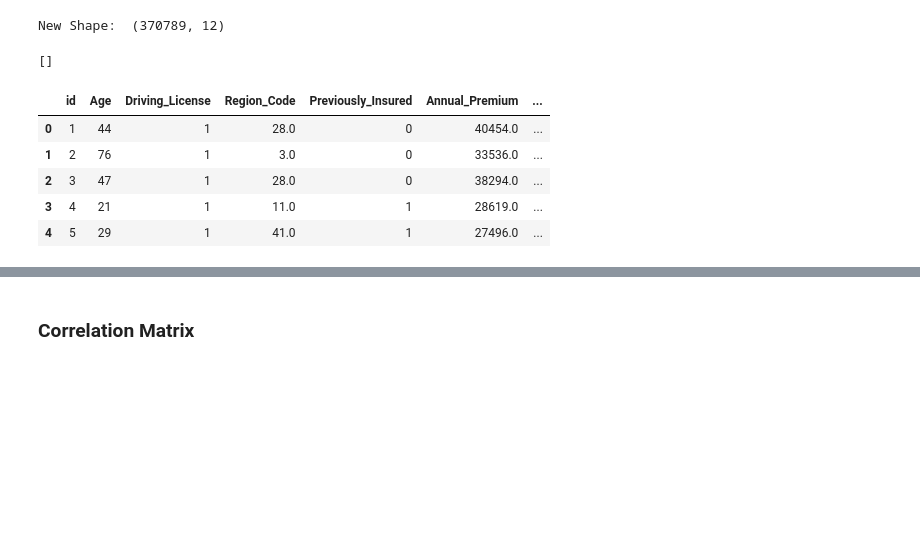
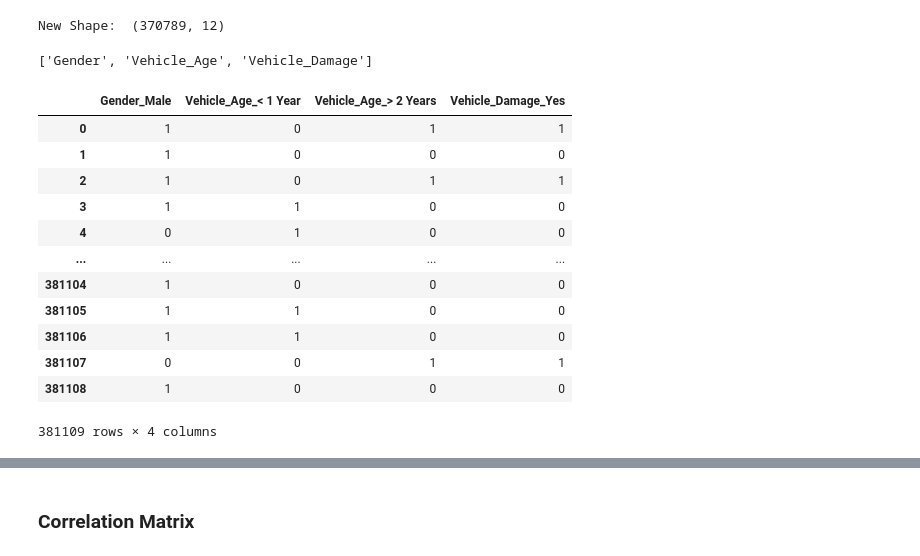
Before and after one commit to SampannaMishra/Health_Insurance_Cross_Selling_Prediction, a Jupyter notebook: Health_Insurance_Cross_Selling_Prediction.ipynb, the cells around one changed output, grey strips where cells are left out. Cells and saved outputs as stored; diff of their text form; code cells hidden in the pictures; blank space fills up the shorter version.

```diff
--- a/Health_Insurance_Cross_Selling_Prediction.ipynb
+++ b/Health_Insurance_Cross_Selling_Prediction.ipynb
@@ -407,10 +399,11 @@ New Shape:  (370789, 12)
 # %%
+# collecting the object type features
 cat=[]
-for i in data.columns:
-    if data[i].dtype=="object":
+for i in df.columns:
+    if df[i].dtype=="object":
            cat.append(i)
 
 print(cat)
 # %% [output]
-[]
+['Gender', 'Vehicle_Age', 'Vehicle_Damage']
 # %%
@@ -418,9 +411,16 @@ data =pd.get_dummies(data, columns=cat,drop_first=True)
-# %%
-data.head()
-# %% [output]
-|  | id | Age | Driving_License | Region_Code | Previously_Insured | Annual_Premium | ... |
-| 0 | 1 | 44 | 1 | 28.0 | 0 | 40454.0 | ... |
-| 1 | 2 | 76 | 1 | 3.0 | 0 | 33536.0 | ... |
-| 2 | 3 | 47 | 1 | 28.0 | 0 | 38294.0 | ... |
-| 3 | 4 | 21 | 1 | 11.0 | 1 | 28619.0 | ... |
-| 4 | 5 | 29 | 1 | 41.0 | 1 | 27496.0 | ... |
+# %%
+encoded
+# %% [output]
+|  | Gender_Male | Vehicle_Age_< 1 Year | Vehicle_Age_> 2 Years | Vehicle_Damage_Yes |
+| 0 | 1 | 0 | 1 | 1 |
+| 1 | 1 | 0 | 0 | 0 |
+| 2 | 1 | 0 | 1 | 1 |
+| 3 | 1 | 1 | 0 | 0 |
+| 4 | 0 | 1 | 0 | 0 |
+| ... | ... | ... | ... | ... |
+| 381104 | 1 | 0 | 0 | 0 |
+| 381105 | 1 | 1 | 0 | 0 |
+| 381106 | 1 | 1 | 0 | 0 |
+| 381107 | 0 | 0 | 1 | 1 |
+| 381108 | 1 | 0 | 0 | 0 |
+381109 rows × 4 columns
```
Also changed, not shown: parts of 35 cells of this notebook.
